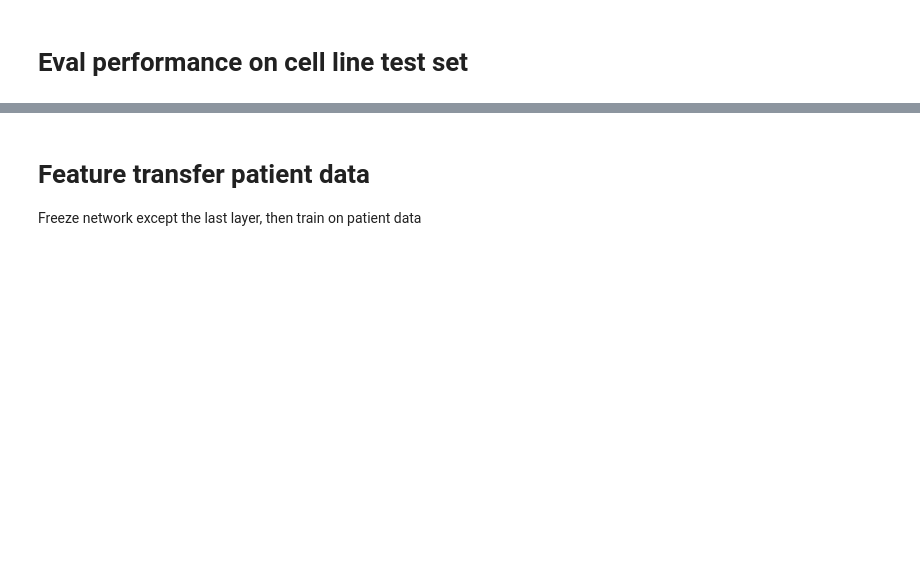
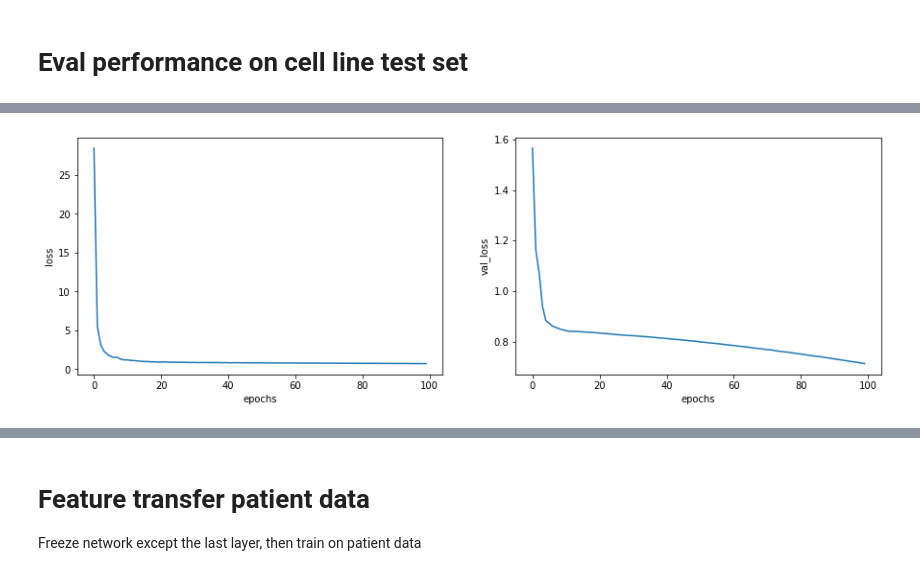
Before and after one commit to nalinimsingh/mm-cell_lines, a Jupyter notebook: feedforwardNN.ipynb, the cells around one changed output, grey strips where cells are left out. Saved outputs shown, nothing was run; the diff lists cells and outputs as text; code cells hidden in the pictures; blank space fills up the shorter version.

```diff
--- a/feedforwardNN.ipynb
+++ b/feedforwardNN.ipynb
@@ -23,0 +46,9 @@ y_cell_test = X_cell_test.mean(axis=1)+np.random.rand(10,)*10
+# %%
+from sklearn.decomposition import PCA
+
+nPCA = 500
+pca = PCA(n_components=nPCA)
+X_lenal_cell_train_pca = pca.fit_transform(X_lenal_cell_train)
+X_lenal_cell_test_pca = pca.transform(X_lenal_cell_test)
+
+print(X_lenal_cell_train_pca.shape, X_lenal_cell_test_pca.shape)
@@ -69,0 +138,3 @@ Epoch 100/100
+# %%
+pca_model = generate_model(X_lenal_cell_train_pca.shape[1])
+pca_history = pca_model.fit(X_lenal_cell_train_pca, y_lenal_cell_train, epochs=100, validation_data=(X_lenal_cell_test_pca, y_lenal_cell_test))
@@ -93,0 +209,5 @@ plt.scatter(y_cell_test,model.predict(X_cell_test))
+# %%
+plot_loss(pca_history.history)
+ax1.set_title('')
+# %% [output]
+[figure, added]
```
Also changed, not shown: parts of 28 cells of this notebook, 1 other file.
